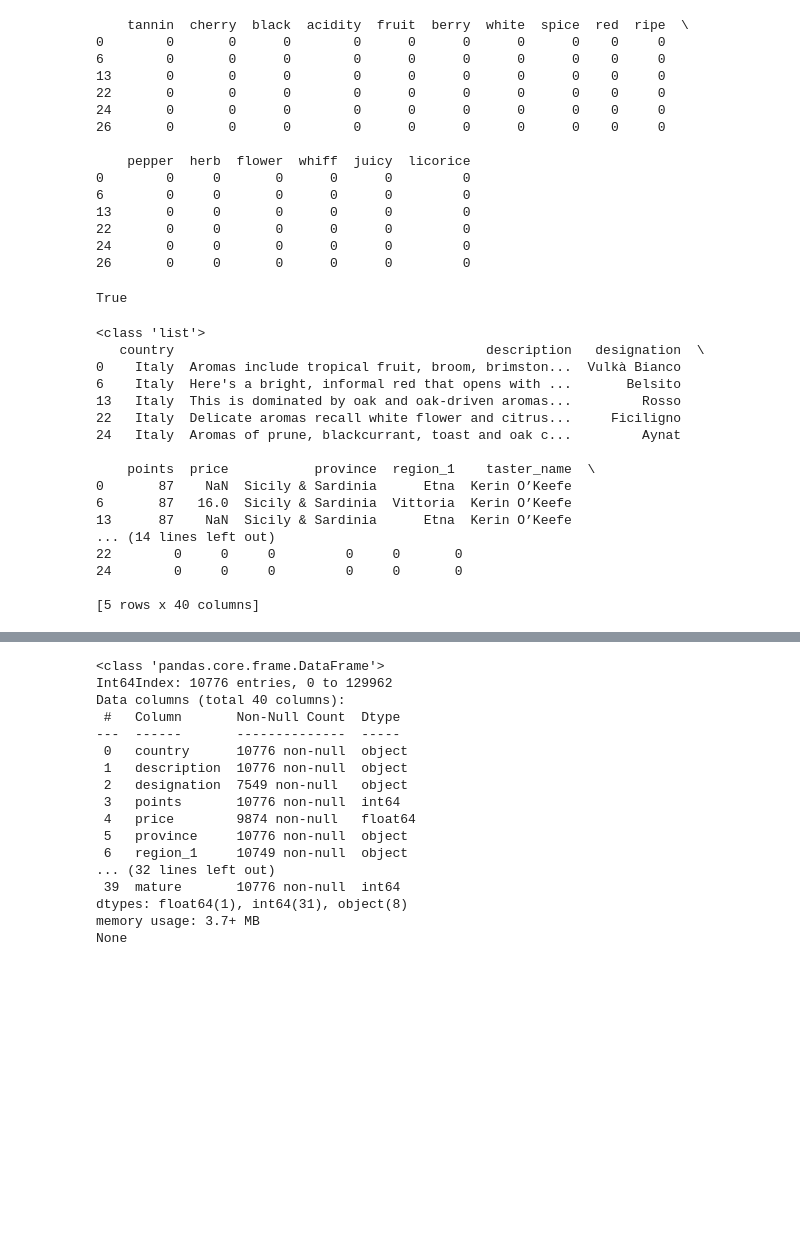
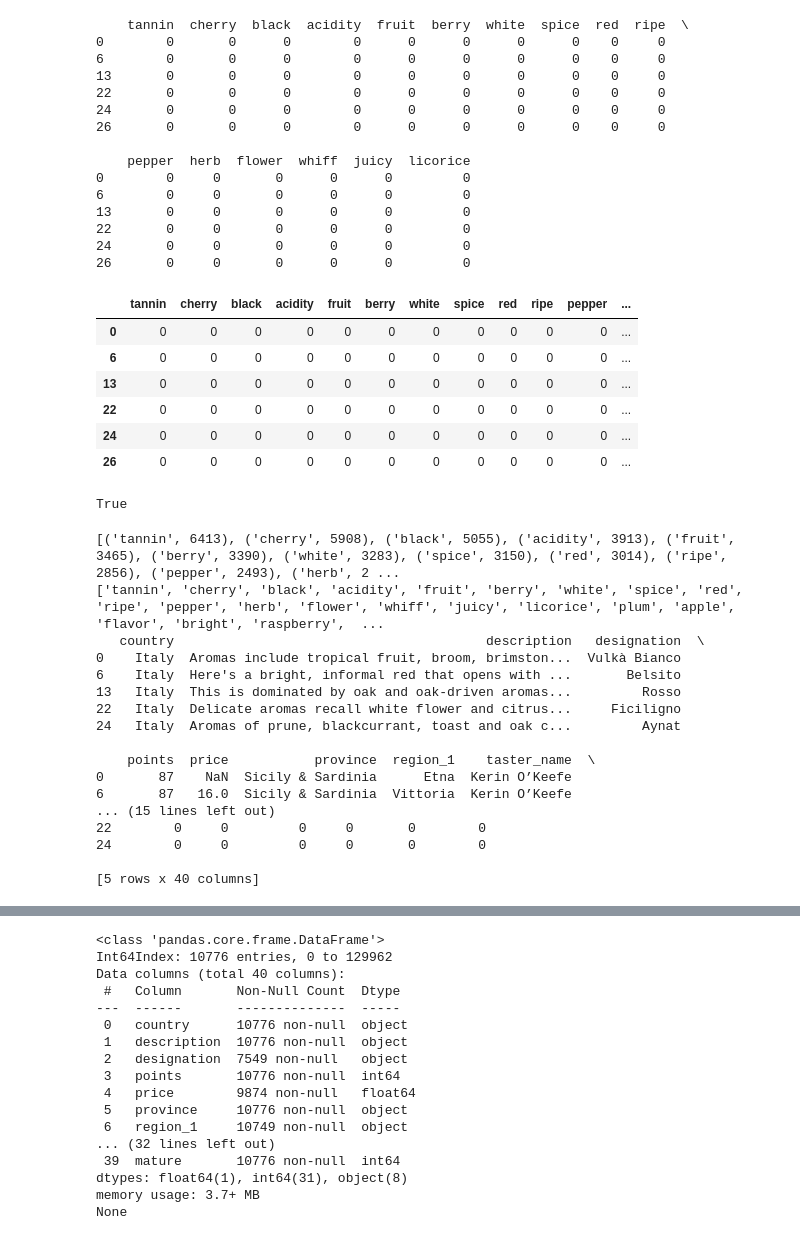
Before and after one commit to mesmith027/Insight_python_project, a Jupyter notebook: notebooks/QL_wine_working.ipynb, the cells around one changed output, grey strips where cells are left out. Cells and saved outputs as stored; diff of their text form; code cells hidden in the pictures; blank space fills up the shorter version.

```diff
--- a/notebooks/QL_wine_working.ipynb
+++ b/notebooks/QL_wine_working.ipynb
@@ -353,6 +353,16 @@ print(first_10.iloc[0:6, 10:26])
 22       0     0       0      0      0         0
 24       0     0       0      0      0         0
 26       0     0       0      0      0         0
+# %%
+first_10.iloc[0:6, 10:26]
+# %% [output]
+|  | tannin | cherry | black | acidity | fruit | berry | white | spice | red | ripe | pepper | ... |
+| 0 | 0 | 0 | 0 | 0 | 0 | 0 | 0 | 0 | 0 | 0 | 0 | ... |
+| 6 | 0 | 0 | 0 | 0 | 0 | 0 | 0 | 0 | 0 | 0 | 0 | ... |
+| 13 | 0 | 0 | 0 | 0 | 0 | 0 | 0 | 0 | 0 | 0 | 0 | ... |
+| 22 | 0 | 0 | 0 | 0 | 0 | 0 | 0 | 0 | 0 | 0 | 0 | ... |
+| 24 | 0 | 0 | 0 | 0 | 0 | 0 | 0 | 0 | 0 | 0 | 0 | ... |
+| 26 | 0 | 0 | 0 | 0 | 0 | 0 | 0 | 0 | 0 | 0 | 0 | ... |
 # %%
 #print(type(tokens))
 #print(len(tokens[0]))
@@ -366,22 +376,24 @@ test_tag_words = clean_numbers
 # %% [output]
 True
 # %%
-print(type(test_tag_words))
-#for x in test_tag_words:
-    #print(x[0])
-
+print(test_tag_words)
+new_tag_words = []
+for x in test_tag_words:
+    new_tag_words.append(x[0])
+print(new_tag_words)
 
 for index, row in tokens.iteritems():
    # print(index,row)
     for y in row:
-    #    print(y)
-        if y in test_tag_words:
-          #  print('in:', y, index)
+        #print(y)
+        if y in new_tag_words:
+           # print('in:', y, index)
             first_10.at[index, y] = 1
 
 print(first_10.head())
 # %% [output]
-<class 'list'>
+[('tannin', 6413), ('cherry', 5908), ('black', 5055), ('acidity', 3913), ('fruit', 3465), ('berry', 3390), ('white', 3283), ('spice', 3150), ('red', 3014), ('ripe', 2856), ('pepper', 2493), ('herb', 2 ...
+['tannin', 'cherry', 'black', 'acidity', 'fruit', 'berry', 'white', 'spice', 'red', 'ripe', 'pepper', 'herb', 'flower', 'whiff', 'juicy', 'licorice', 'plum', 'apple', 'flavor', 'bright', 'raspberry',  ...
    country                                        description   designation  \
 0    Italy  Aromas include tropical fruit, broom, brimston...  Vulkà Bianco
 6    Italy  Here's a bright, informal red that opens with ...       Belsito
@@ -392,9 +404,8 @@ print(first_10.head())
     points  price           province  region_1    taster_name  \
 0       87    NaN  Sicily & Sardinia      Etna  Kerin O’Keefe
 6       87   16.0  Sicily & Sardinia  Vittoria  Kerin O’Keefe
-13      87    NaN  Sicily & Sardinia      Etna  Kerin O’Keefe
-... (14 lines left out)
-22        0     0     0         0     0       0
-24        0     0     0         0     0       0
+... (15 lines left out)
+22        0     0         0     0       0        0
+24        0     0         0     0       0        0
 
 [5 rows x 40 columns]
```
Also changed, not shown: parts of 1 cell of this notebook, 25 other files.
